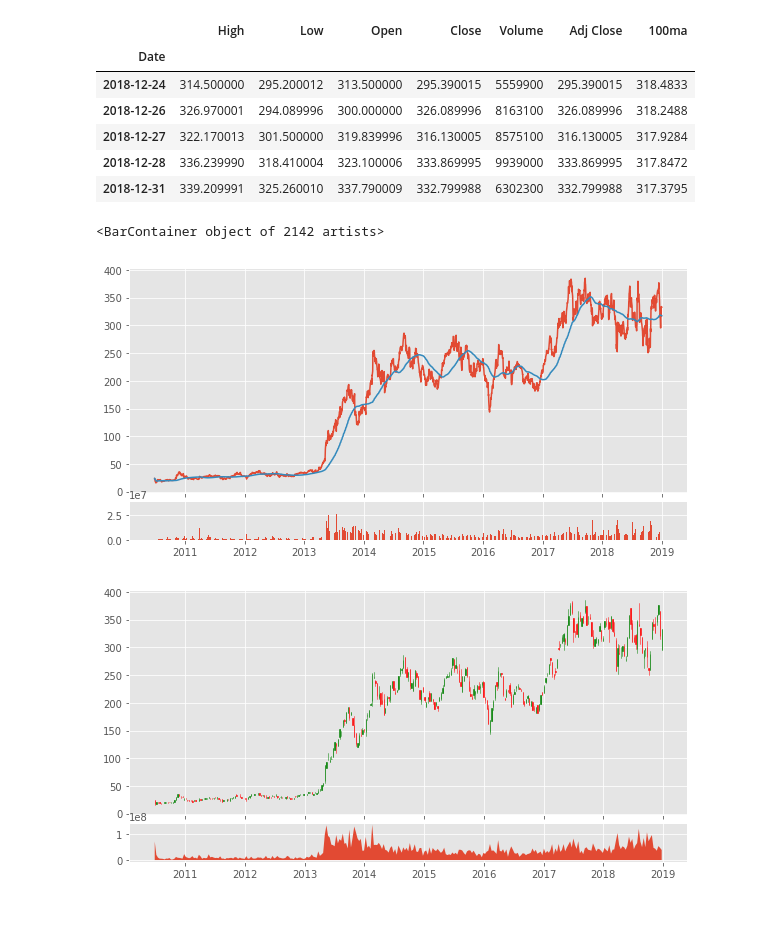
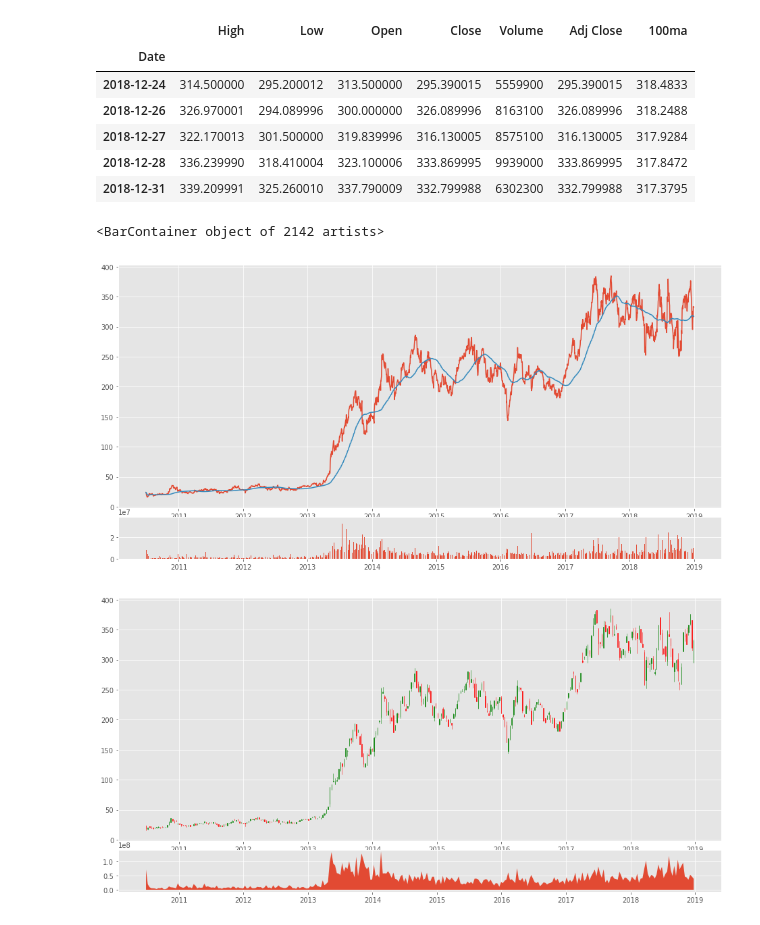
Before and after one commit to pugwala/FinancialExploratoryAnalysis, a Jupyter notebook: FinancialExploratoryAnalysis.ipynb, the cells around one changed output. Drawn from its saved outputs; the diff is of its cells as text; code cells hidden in the pictures.

```diff
--- a/FinancialExploratoryAnalysis.ipynb
+++ b/FinancialExploratoryAnalysis.ipynb
@@ -107,6 +10,7 @@ from financedataanalysis.data import *
 # %% [markdown]
 ## Exploratory analysis for relationships in the data
 # %%
+# Plot various stats from selected ticker data
 #
 start = dt.datetime(2000,1,1)
 end = dt.datetime(2018,12,31)
@@ -115,7 +19,9 @@ df = web.DataReader('TSLA', 'yahoo', start, end)
 #df.head()
 df.to_csv('tsla.csv')
 df = pd.read_csv('tsla.csv', parse_dates=True, index_col=0)
-#df.plot()
+
+plt.rcParams['figure.figsize'] = [16, 8]
+
 #df['Adj Close'].plot()
 df[['High','Low']].plot()
 # %% [output]
@@ -136,7 +42,7 @@ df.tail()
 | 2018-12-31 | 339.209991 | 325.260010 | 337.790009 | 332.799988 | 6302300 | 332.799988 | 317.3795 |
 # %%
 # Configure plot
-plt.rcParams['figure.figsize'] = [10, 5]
+plt.rcParams['figure.figsize'] = [16, 8]
 
 ax1 = plt.subplot2grid((6,1), (0,0), rowspan=5, colspan=1)
 ax2 = plt.subplot2grid((6,1), (5,0), rowspan=1, colspan=1, sharex=ax1)  # share the X axis for zooming :)
@@ -146,25 +52,25 @@ ax1.plot(df.index, df['100ma'])
 ax2.bar(df.index, df['Volume'])
 # %% [output]
 <BarContainer object of 2142 artists>
-[figure, old version]
+[figure, new version]
 # %%
 # Candlestick plot vs Volume
 
 df = pd.read_csv('tsla.csv', parse_dates=True, index_col=0)
 df_ohlc = df['Adj Close'].resample('10D').ohlc()
 df_volume = df['Volume'].resample('10D').sum()
 df_ohlc = df_ohlc.reset_index()
 df_ohlc['Date'] = df_ohlc['Date'].map(mdates.date2num)
 
-plt.rcParams['figure.figsize'] = [10, 5]
+plt.rcParams['figure.figsize'] = [16, 8]
 fig = plt.figure()
 ax1 = plt.subplot2grid((6,1), (0,0), rowspan=5, colspan=1)
 ax2 = plt.subplot2grid((6,1), (5,0), rowspan=1, colspan=1, sharex=ax1)  # share the X axis for zooming :)
 ax1.xaxis_date()
 
 candlestick_ohlc(ax1, df_ohlc.values, width=2, colorup='g')
 ax2.fill_between(df_volume.index.map(mdates.date2num), df_volume.values, 0)
 plt.show()
 # %% [output]
-[figure, old version]
+[figure, new version]
 # %%
```
Also changed, not shown: parts of 11 cells of this notebook.
